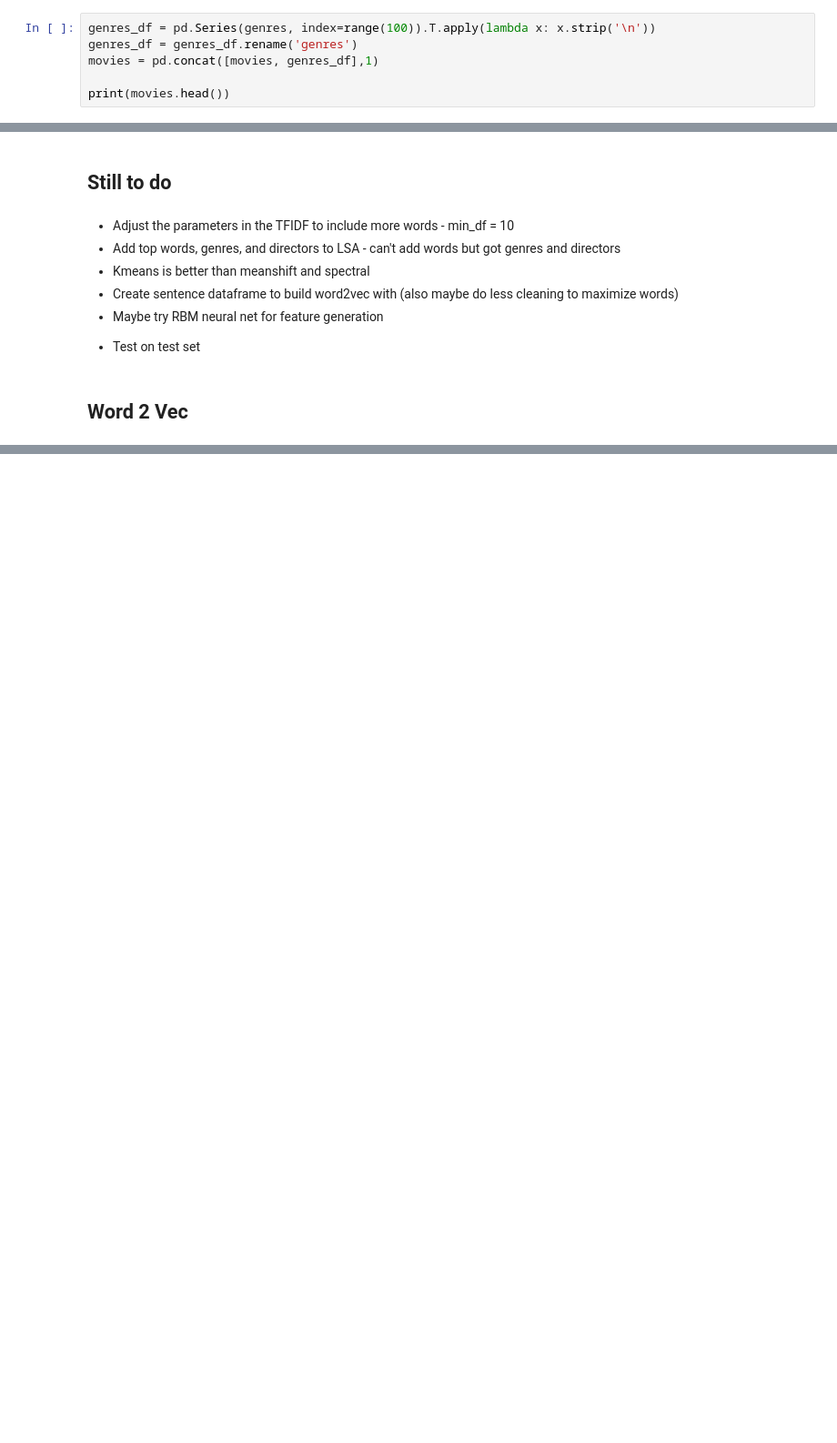
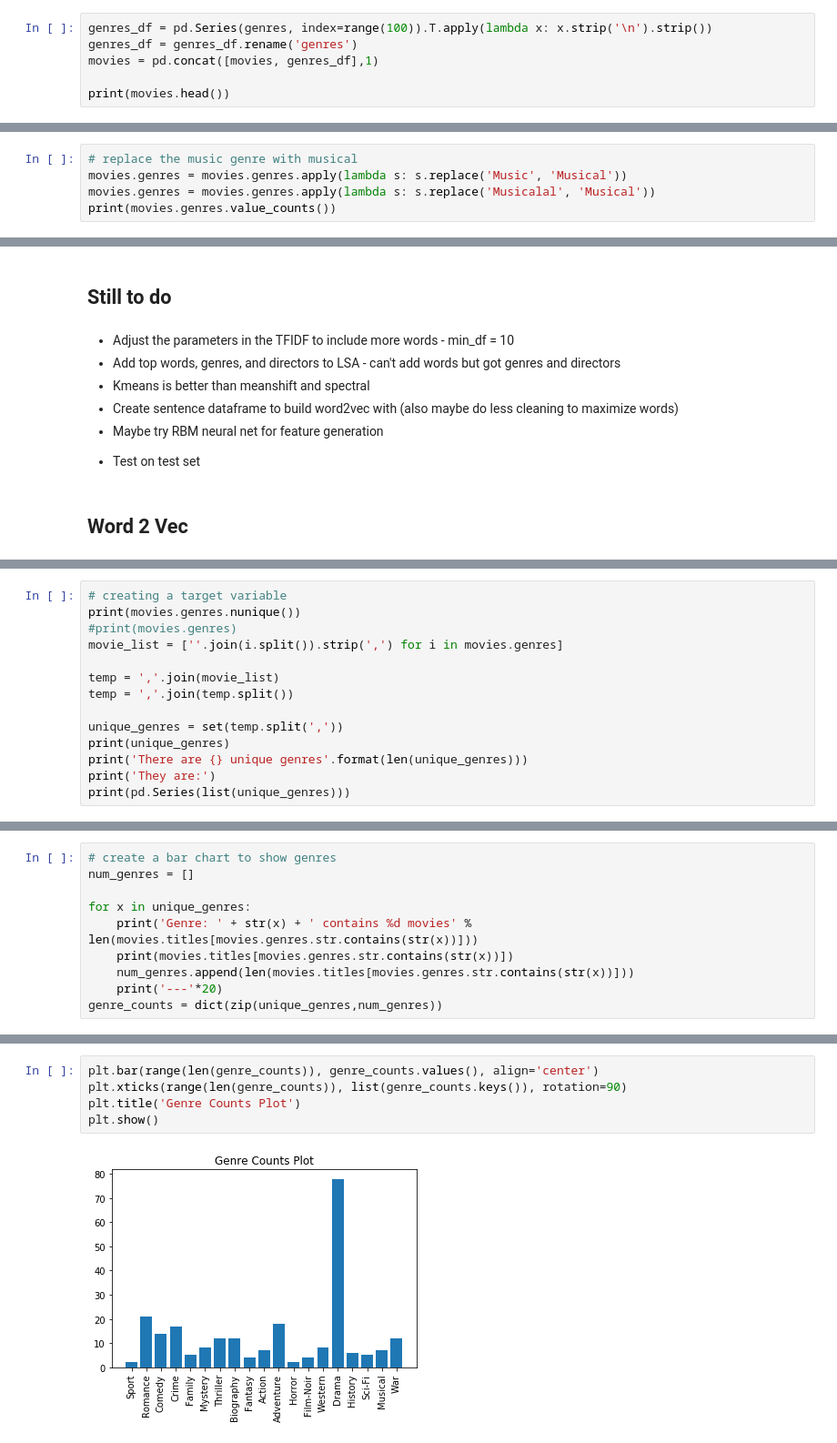
Before and after one commit to CoreyJMiller22791/Thinkful, a Jupyter notebook: Capstone - Unsupervised Learning NLP.ipynb, the cells around one changed output, grey strips where cells are left out. Shown at 91% size. Cells and saved outputs as stored; diff of their text form; blank space fills up the shorter version.

```diff
--- a/Capstone - Unsupervised Learning NLP.ipynb
+++ b/Capstone - Unsupervised Learning NLP.ipynb
@@ -303,7 +305,7 @@ for i, genre in enumerate(genre_containers):
     #print({i:genre.text})
     genres.update({i:genre.text})
 # %%
-genres_df = pd.Series(genres, index=range(100)).T.apply(lambda x: x.strip('\n'))
+genres_df = pd.Series(genres, index=range(100)).T.apply(lambda x: x.strip('\n').strip())
 genres_df = genres_df.rename('genres')
 movies = pd.concat([movies, genres_df],1)
 
@@ -329,3 +331,8 @@ print(movies.head())
 2  Biography, Drama, History
 3    Biography, Drama, Sport
 4        Drama, Romance, War
+# %%
+# replace the music genre with musical
+movies.genres = movies.genres.apply(lambda s: s.replace('Music', 'Musical'))
+movies.genres = movies.genres.apply(lambda s: s.replace('Musicalal', 'Musical'))
+print(movies.genres.value_counts())
@@ -741,0 +777,14 @@ pwd
+# %%
+# creating a target variable
+print(movies.genres.nunique())
+#print(movies.genres)
+movie_list = [''.join(i.split()).strip(',') for i in movies.genres]
+
+temp = ','.join(movie_list)
+temp = ','.join(temp.split())
+
+unique_genres = set(temp.split(','))
+print(unique_genres)
+print('There are {} unique genres'.format(len(unique_genres)))
+print('They are:')
+print(pd.Series(list(unique_genres)))
@@ -741,0 +809,10 @@ pwd
+# %%
+# create a bar chart to show genres
+num_genres = []
+
+for x in unique_genres:
+    print('Genre: ' + str(x) + ' contains %d movies' % len(movies.titles[movies.genres.str.contains(str(x))]))
+    print(movies.titles[movies.genres.str.contains(str(x))])
+    num_genres.append(len(movies.titles[movies.genres.str.contains(str(x))]))
+    print('---'*20)
+genre_counts = dict(zip(unique_genres,num_genres))
@@ -741,0 +837,7 @@ pwd
+# %%
+plt.bar(range(len(genre_counts)), genre_counts.values(), align='center')
+plt.xticks(range(len(genre_counts)), list(genre_counts.keys()), rotation=90)
+plt.title('Genre Counts Plot')
+plt.show()
+# %% [output]
+[figure, added]
```
Also changed, not shown: parts of 31 cells of this notebook.
